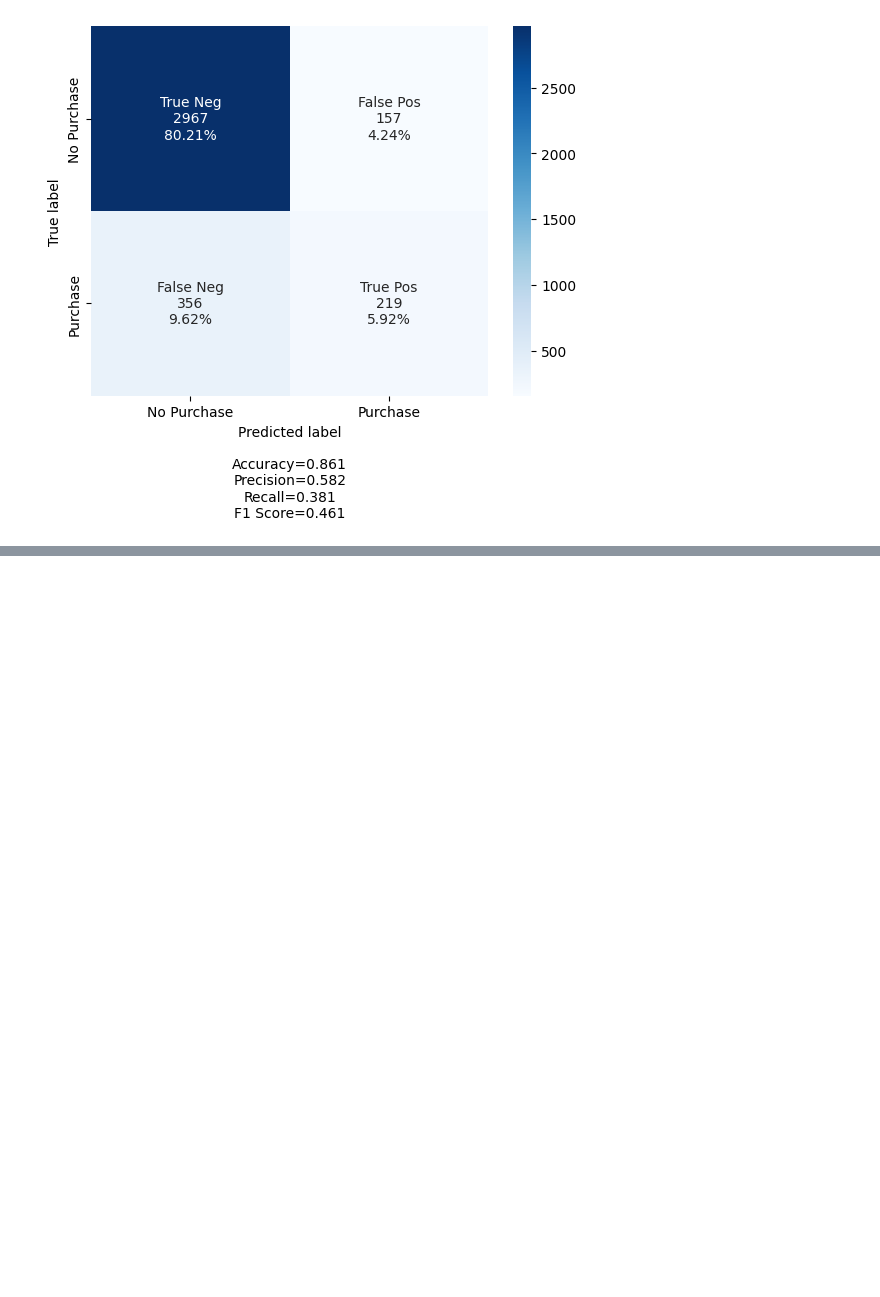
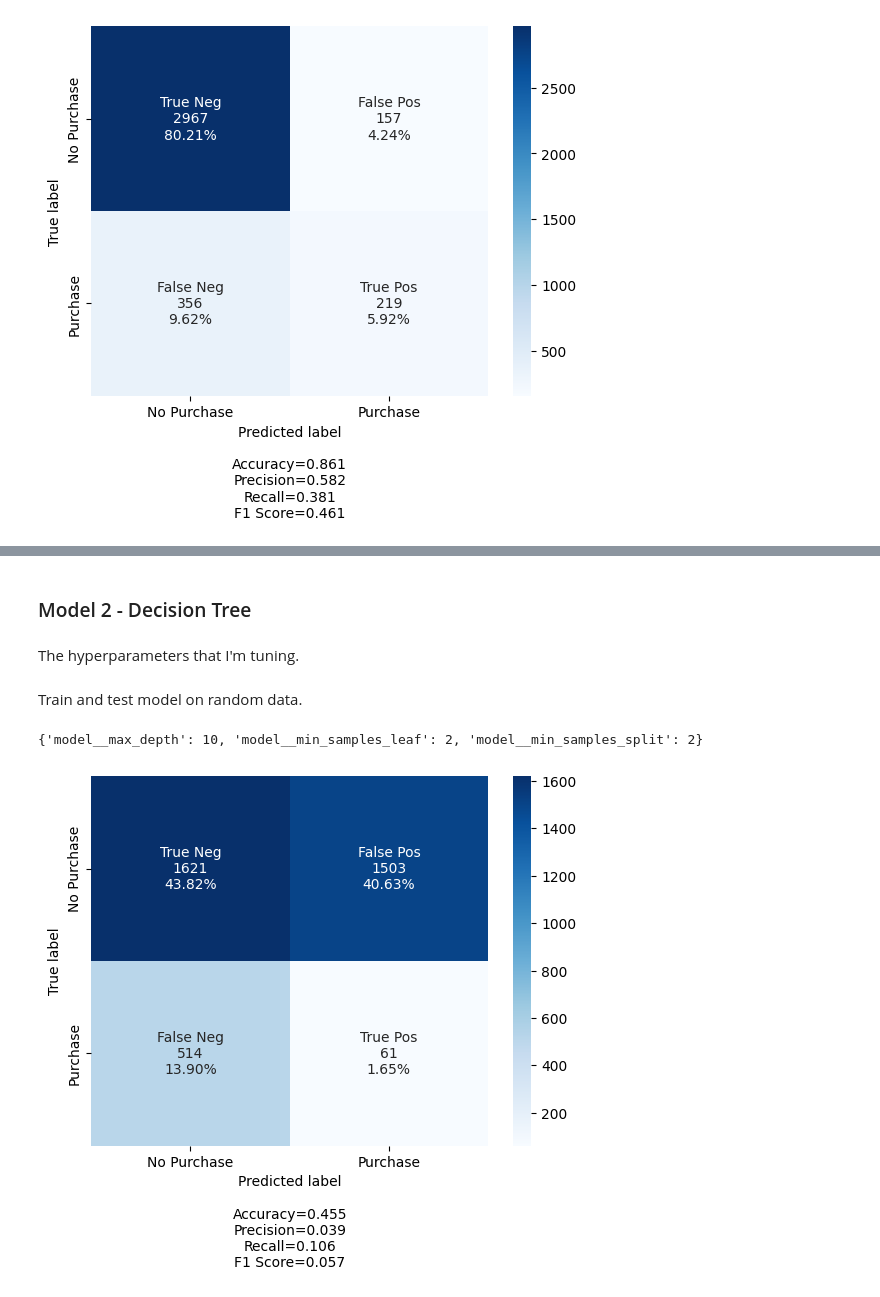
Before and after one commit to AlexWimpory/learning_from_data_cw, a Jupyter notebook: assignment_ver_3.ipynb, the cells around one changed output, grey strips where cells are left out. Drawn from its saved outputs; the diff is of its cells as text; code cells hidden in the pictures; blank space fills up the shorter version.

Commit message:
Decision Tree

```diff
--- a/assignment_ver_3.ipynb
+++ b/assignment_ver_3.ipynb
@@ -677,0 +801,24 @@ print(set_2_hyper)
+# %% [markdown]
+### Model 2 - Decision Tree
+# %% [markdown]
+The hyperparameters that I'm tuning.
+# %%
+dec_grid = {
+    'model__max_depth': [10, 20, 30, None],
+    'model__min_samples_split': [2, 5, 10],
+    'model__min_samples_leaf': [1, 2, 4]
+}
+# %% [markdown]
+Train and test model on random data.
+# %%
+rand_dec_steps = [('model', DecisionTreeClassifier())]
+# %%
+dec_model_random = create_run_pipeline(dec_grid, rand_dec_steps, set_random_train, y_train)
+dec_random_matrix, dec_random_hyper = evaluate_model(dec_model_random, set_1_test, y_test)
+make_confusion_matrix(dec_random_matrix,
+                    group_names=labels,
+                    categories=categories)
+print(dec_random_hyper)
+# %% [output]
+{'model__max_depth': 10, 'model__min_samples_leaf': 2, 'model__min_samples_split': 2}
+[figure, added]
```
Also changed, not shown: parts of 46 cells of this notebook.
